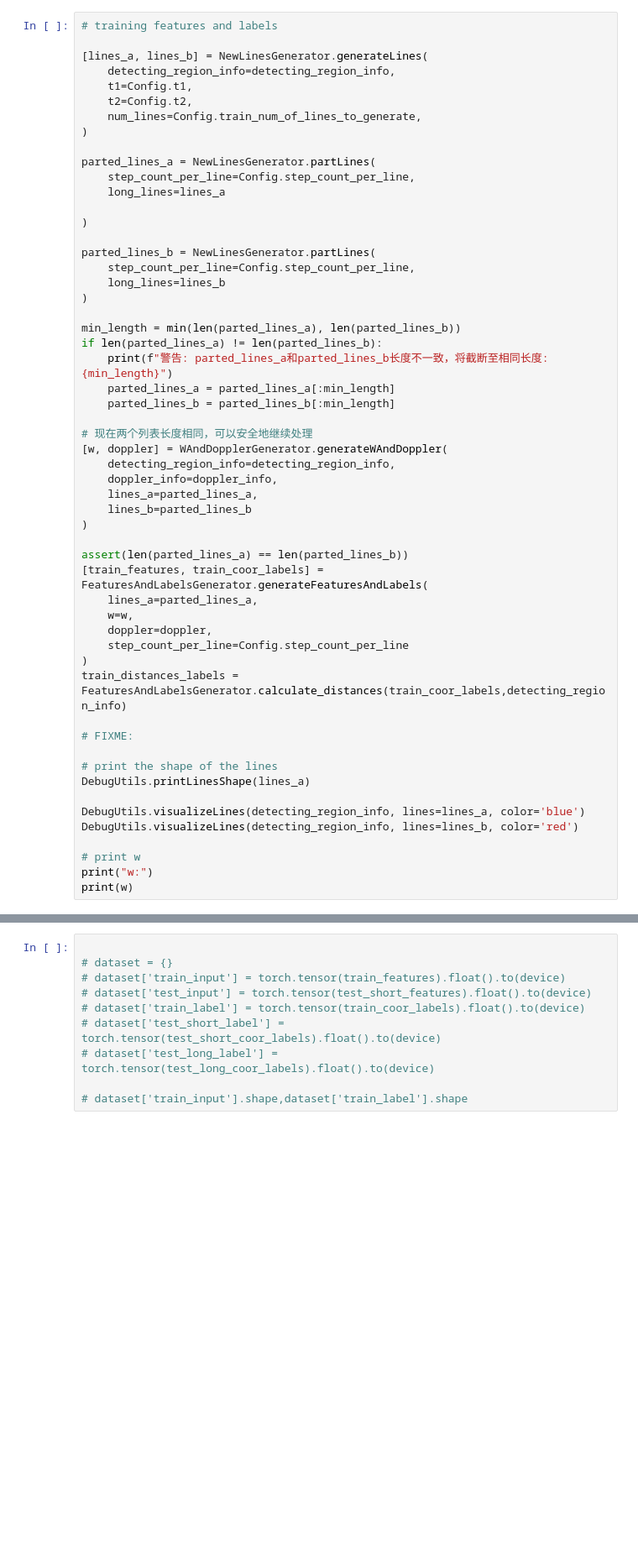
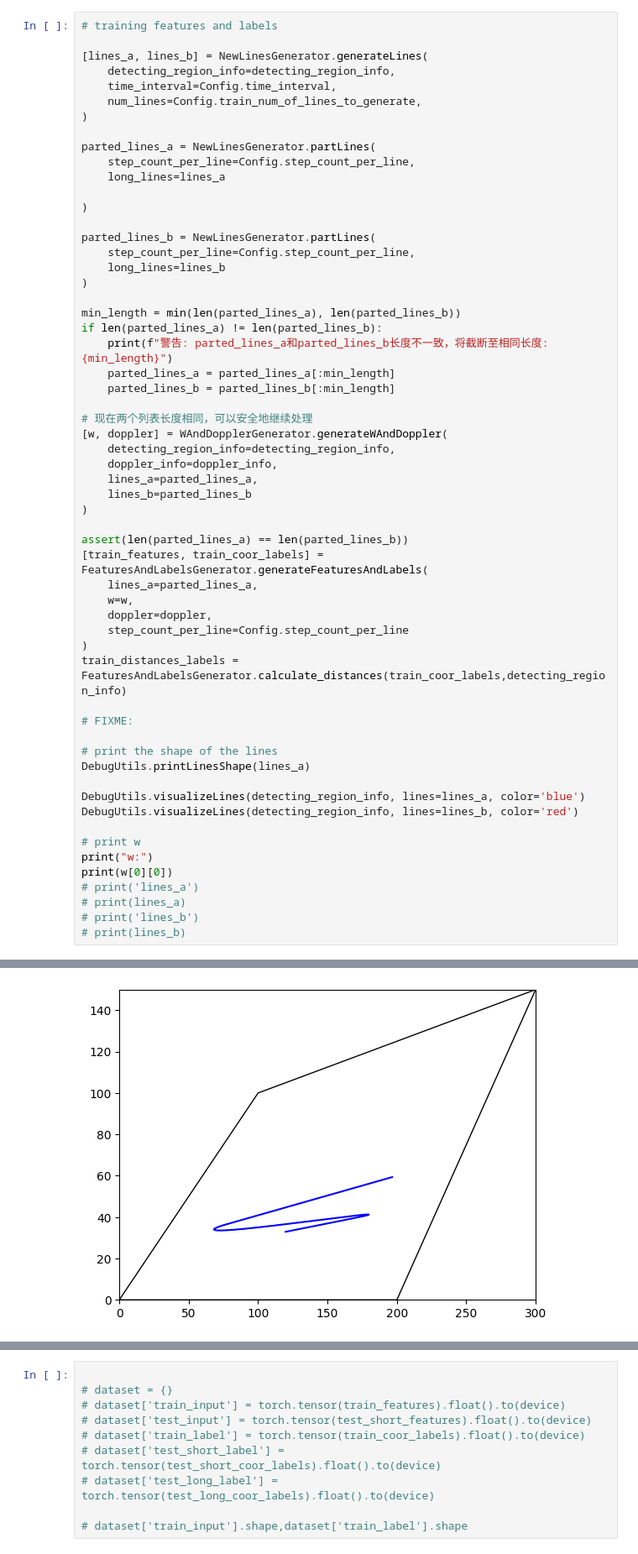
Before and after one commit to dannyHallo/UAV_location, a Jupyter notebook: lab.ipynb, the cells around one changed output, grey strips where cells are left out. Shown at 84% size. Cells and saved outputs as stored; diff of their text form; blank space fills up the shorter version.

```diff
--- a/lab.ipynb
+++ b/lab.ipynb
@@ -21,8 +20,7 @@ doppler_info = DopplerInfo.DopplerInfo(Config.c, Config.fc, Config.v)
 
 [lines_a, lines_b] = NewLinesGenerator.generateLines(
     detecting_region_info=detecting_region_info,
-    t1=Config.t1,
-    t2=Config.t2,
+    time_interval=Config.time_interval,
     num_lines=Config.train_num_of_lines_to_generate,
 )
 
@@ -70,4 +68,9 @@ DebugUtils.visualizeLines(detecting_region_info, lines=lines_b, color='red')
 
 # print w
 print("w:")
-print(w)
+print(w[0][0])
+# print('lines_a')
+# print(lines_a)
+# print('lines_b')
+# print(lines_b)
+# %% [output]
@@ -73,0 +79 @@ print(w)
+[figure, added]
```
Also changed, not shown: parts of 3 cells of this notebook, 3 other files.
